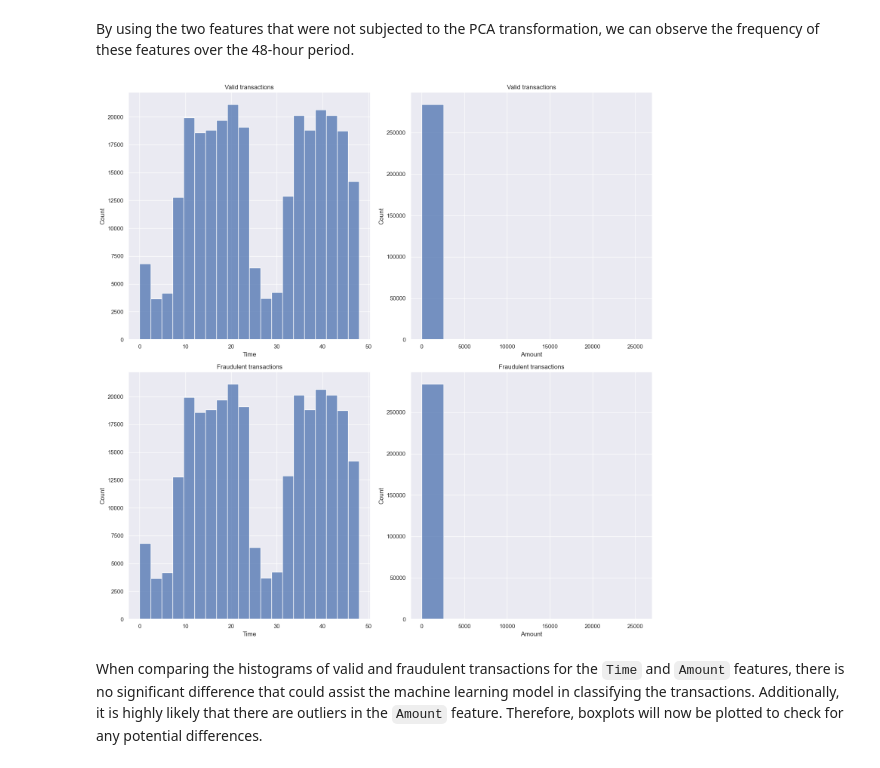
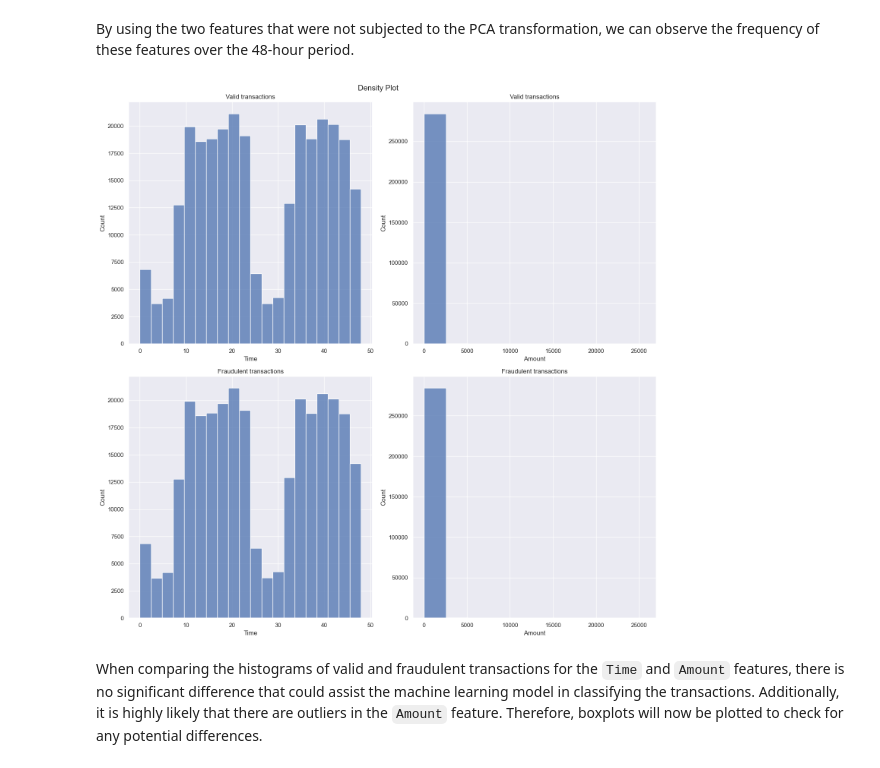
Before and after one commit to hugomaestri/data_science, a Jupyter notebook: 3-Credit_Card_Fraud_Detection.ipynb, the cells around one changed output. Drawn from its saved outputs; the diff is of its cells as text; code cells hidden in the pictures.

```diff
--- a/3-Credit_Card_Fraud_Detection.ipynb
+++ b/3-Credit_Card_Fraud_Detection.ipynb
@@ -156,21 +166,22 @@ By using the two features that were not subjected to the PCA transformation, we
 # %%
 fig, ((ax1, ax2), (ax3, ax4)) = plt.subplots(nrows=2, ncols=2, figsize=(15,15))
 sns.histplot(data=df[df["Class"]==0], x=df["Time"]/3600, bins=20, ax=ax1)
 sns.histplot(data=df[df["Class"]==1], x=df["Time"]/3600, bins=20, ax=ax3)
 sns.histplot(data=df[df["Class"]==0], x=df["Amount"], bins=10, ax=ax2)
 sns.histplot(data=df[df["Class"]==1], x=df["Amount"], bins=10, ax=ax4)
 
+fig.suptitle("Density Plot")
 ax1.set_title("Valid transactions")
 ax3.set_title("Fraudulent transactions")
 ax2.set_title("Valid transactions")
 ax4.set_title("Fraudulent transactions")
 
 
 
 plt.tight_layout()  # Adjust spacing between subplots
 plt.show()
 # %% [output]
-[figure, old version]
+[figure, new version]
 # %% [markdown]
 When comparing the histograms of valid and fraudulent transactions for the ``Time`` and ``Amount`` features, there is no significant difference that could assist the machine learning model in classifying the transactions. Additionally, it is highly likely that there are outliers in the ``Amount`` feature. Therefore, boxplots will now be plotted to check for any potential differences.
 # %%
```
Also changed, not shown: parts of 17 cells of this notebook.
